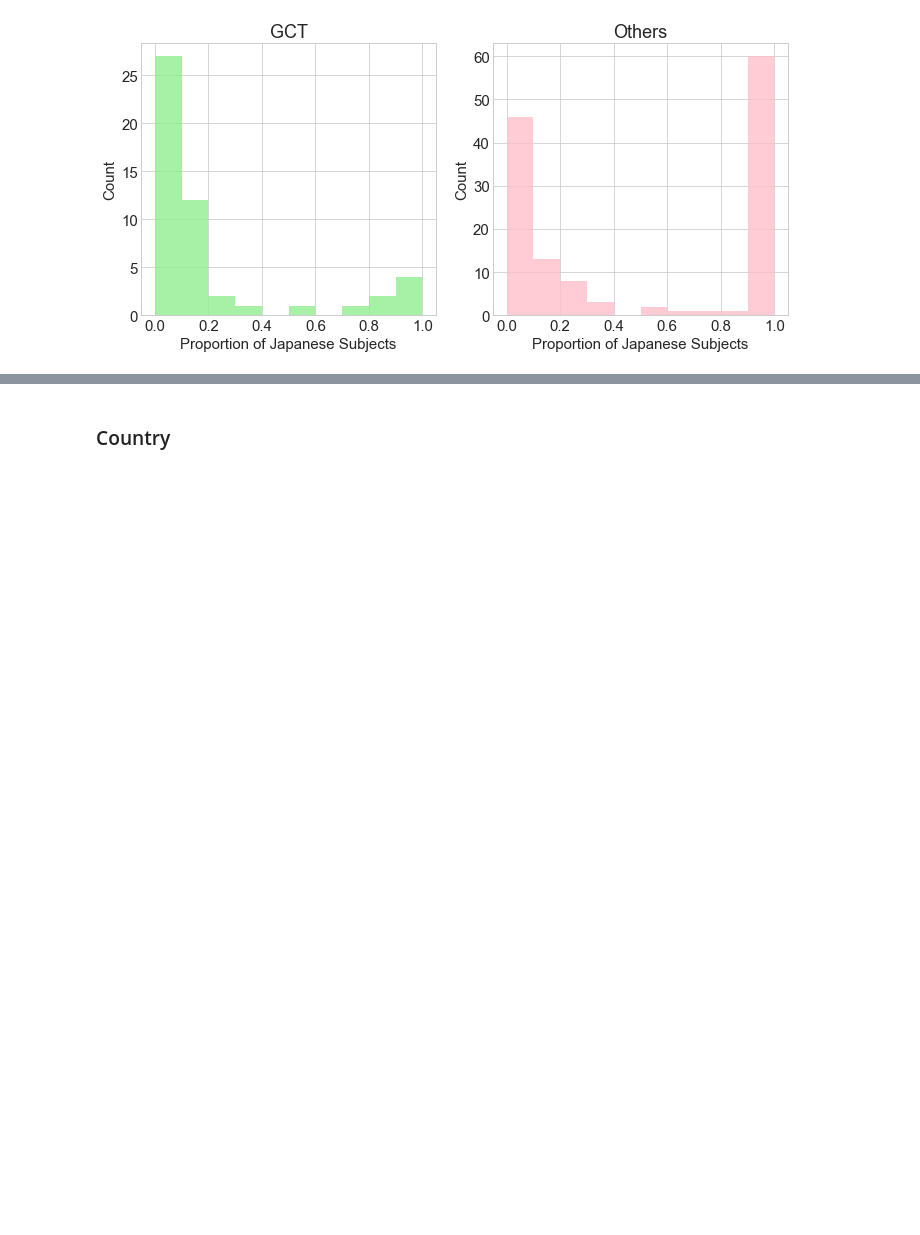
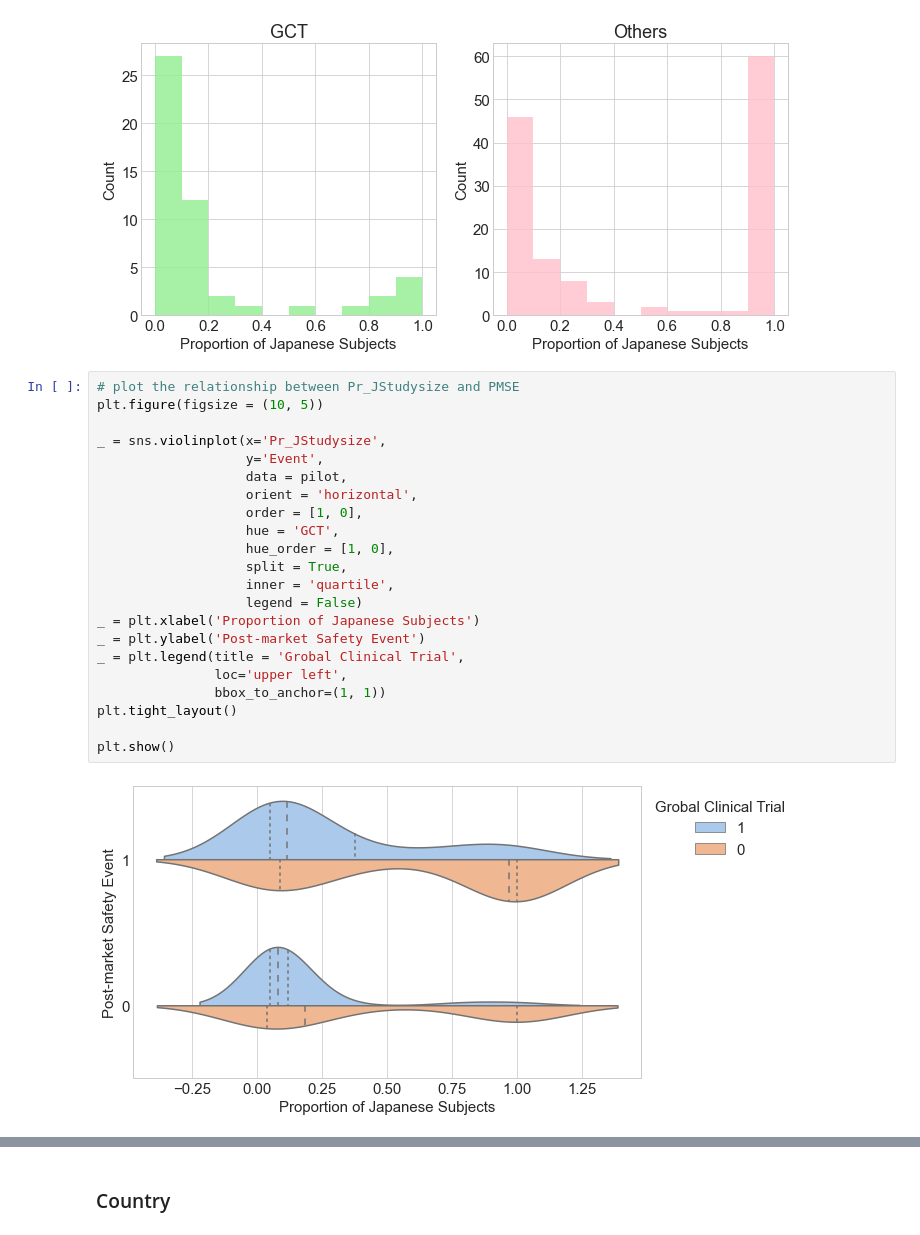
Before and after one commit to Chocolat0517K/Pharmaceutical_Data_Analysis, a Jupyter notebook: pilot_study.ipynb, the cells around one changed output, grey strips where cells are left out. Drawn from its saved outputs; the diff is of its cells as text; blank space fills up the shorter version.

```diff
--- a/pilot_study.ipynb
+++ b/pilot_study.ipynb
@@ -253,4 +253,28 @@ plt.tight_layout()
 plt.show()
 # %% [output]
 [figure]
+# %%
+# plot the relationship between Pr_JStudysize and PMSE
+plt.figure(figsize = (10, 5))
+
+_ = sns.violinplot(x='Pr_JStudysize',
+                   y='Event',
+                   data = pilot,
+                   orient = 'horizontal',
+                   order = [1, 0],
+                   hue = 'GCT',
+                   hue_order = [1, 0],
+                   split = True,
+                   inner = 'quartile',
+                   legend = False)
+_ = plt.xlabel('Proportion of Japanese Subjects')
+_ = plt.ylabel('Post-market Safety Event')
+_ = plt.legend(title = 'Grobal Clinical Trial',
+               loc='upper left',
+               bbox_to_anchor=(1, 1))
+plt.tight_layout()
+
+plt.show()
+# %% [output]
+[figure, added]
 # %%
```
Also changed, not shown: parts of 2 cells of this notebook.
